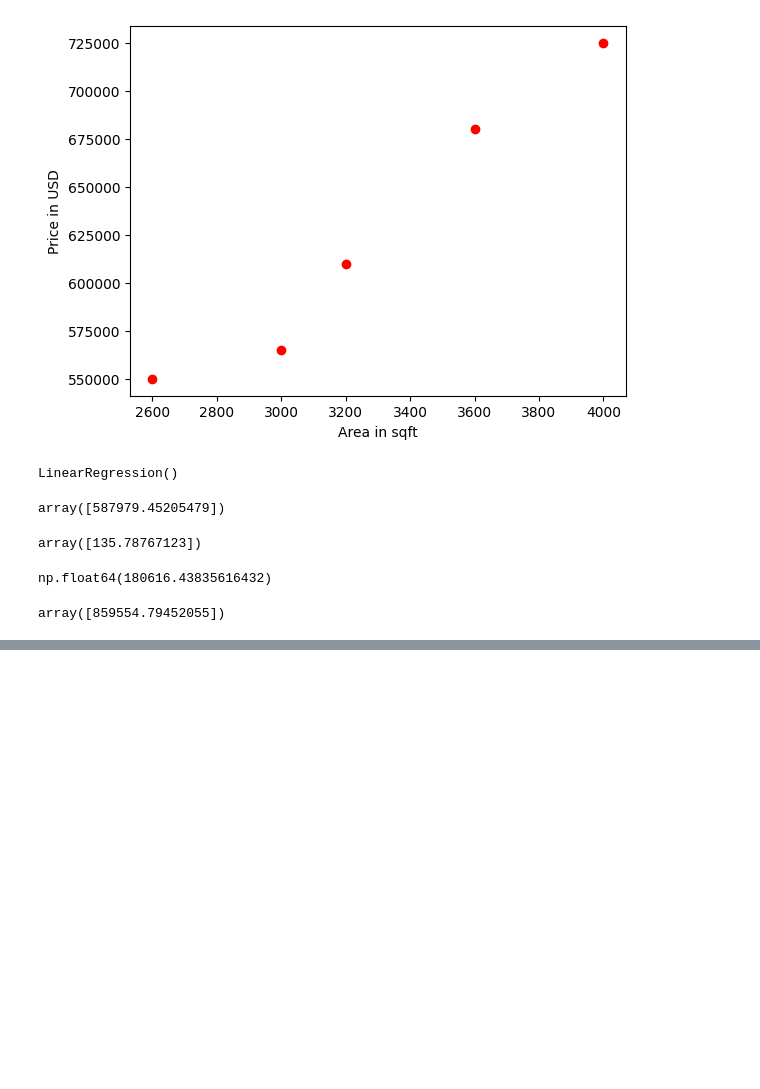
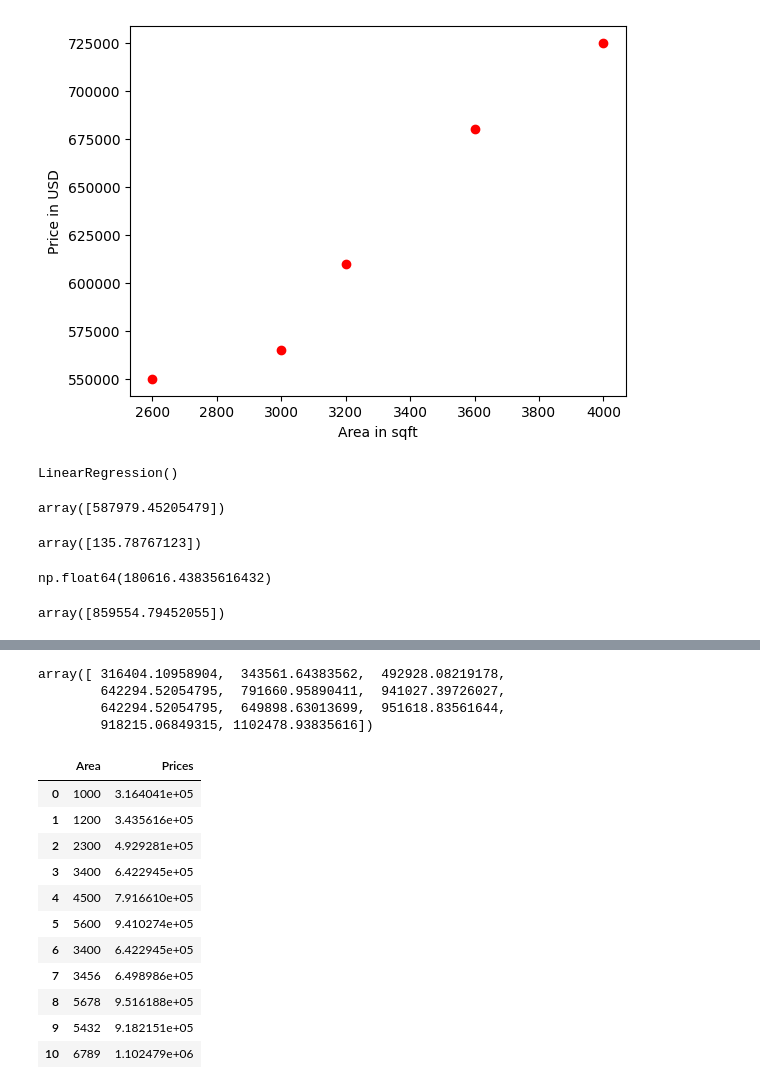
Before and after one commit to Deepakyati/Machine-Learning_2026, a Jupyter notebook: Machine Learning Project/1_PredictHomePrice.ipynb, the cells around one changed output, grey strips where cells are left out. Drawn from its saved outputs; the diff is of its cells as text; code cells hidden in the pictures; blank space fills up the shorter version.

```diff
--- a/Machine Learning Project/1_PredictHomePrice.ipynb
+++ b/Machine Learning Project/1_PredictHomePrice.ipynb
@@ -49,3 +49,6 @@ np.float64(180616.43835616432)
 lr.predict([[5000]])
 # %% [output]
 array([859554.79452055])
+# %%
+d=pd.read_csv('1PricePrediction - Sheet1.csv')
+d
@@ -51,0 +68,28 @@ array([859554.79452055])
+# %%
+#prices
+
+lr.predict(d)
+# %% [output]
+array([ 316404.10958904,  343561.64383562,  492928.08219178,
+        642294.52054795,  791660.95890411,  941027.39726027,
+        642294.52054795,  649898.63013699,  951618.83561644,
+        918215.06849315, 1102478.93835616])
+# %%
+p=lr.predict(d)
+# %%
+d['Prices']=p
+# %%
+d
+# %% [output]
+|  | Area | Prices |
+| 0 | 1000 | 3.164041e+05 |
+| 1 | 1200 | 3.435616e+05 |
+| 2 | 2300 | 4.929281e+05 |
+| 3 | 3400 | 6.422945e+05 |
+| 4 | 4500 | 7.916610e+05 |
+| 5 | 5600 | 9.410274e+05 |
+| 6 | 3400 | 6.422945e+05 |
+| 7 | 3456 | 6.498986e+05 |
+| 8 | 5678 | 9.516188e+05 |
+| 9 | 5432 | 9.182151e+05 |
+| 10 | 6789 | 1.102479e+06 |
```
Also changed, not shown: parts of 2 cells of this notebook, 2 other files.
